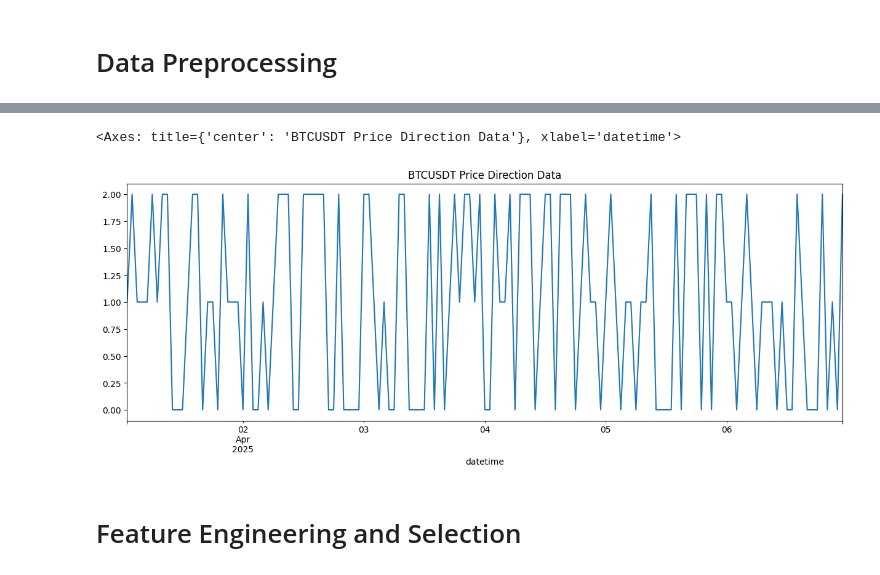
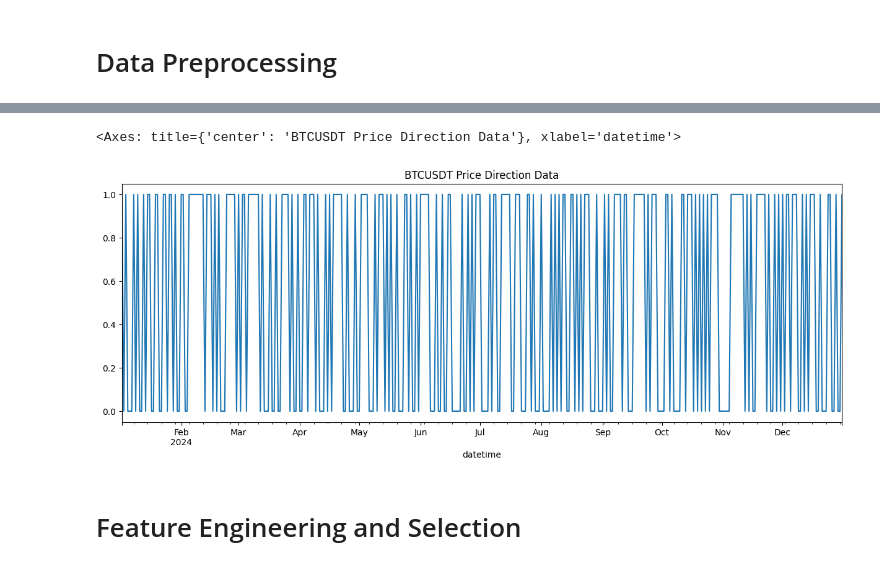
Before and after one commit to dleeim/coracle, a Jupyter notebook: xgboost/EDA.ipynb, the cells around one changed output, grey strips where cells are left out. Saved outputs shown, nothing was run; the diff lists cells and outputs as text; code cells hidden in the pictures.

```diff
--- a/xgboost/EDA.ipynb
+++ b/xgboost/EDA.ipynb
@@ -20,11 +20,11 @@ engine = create_engine(f"mysql+pymysql://{user}:{pw}@{host}:{port}/{db}")
 # 1) Load raw tables (unchanged)
 ohlcv = pd.read_sql_query(
     "SELECT datetime, open, high, low, close, volume "
-    "FROM ohlcv WHERE timeframe='1h'",
+    "FROM ohlcv WHERE timeframe='1d'",
     engine, parse_dates=['datetime'], index_col='datetime'
 )
 ta = pd.read_sql_table(
-    'ta_features_1h', engine,
+    'ta_features_1d', engine,
     index_col='datetime', parse_dates=['datetime']
 )
 
@@ -43,19 +43,11 @@ ta_ffb    = ta.ffill().bfill()
 # 4) **NEW** ─ Build regression target and classification label FIRST
 ret1  = ohlcv_ffb['close'].pct_change().rename('ret1')
 
-delta = 0.0015                       # 0.1 % threshold
 dir_  = pd.Series(
-    np.where(ret1 >  delta,  2,
-    np.where(ret1 < -delta, 0, 1)),
+    np.where(ret1 >= 0, 1, 0),
     index=ret1.index,
     name='dir'
 )
-
-# dir_  = pd.Series(
-#     np.where(ret1 >= 0, 0, 1),
-#     index=ret1.index,
-#     name='dir'
-# )
 
 # 5) **MODIFIED** ─ Merge everything in ONE concat (prevents fragmentation)
 price_cols = ['open', 'high', 'low', 'close', 'volume']
@@ -104,10 +95,10 @@ Name: count, dtype: int64
 # %%
 import matplotlib.pyplot as plt
 fig, ax = plt.subplots(figsize=(15,5))
-df_all['dir'].loc[(df_all.index > '2025-04-01') & (df_all.index < '2025-04-07')].plot(ax=ax,title='BTCUSDT Price Direction Data')
+df_all['dir'].loc[(df_all.index > '2024-01-01') & (df_all.index < '2025-01-01')].plot(ax=ax,title='BTCUSDT Price Direction Data')
 # %% [output]
 <Axes: title={'center': 'BTCUSDT Price Direction Data'}, xlabel='datetime'>
-[figure, old version]
+[figure, new version]
 # %% [markdown]
 # Feature Engineering and Selection
 # %%
```
Also changed, not shown: parts of 11 cells of this notebook.
